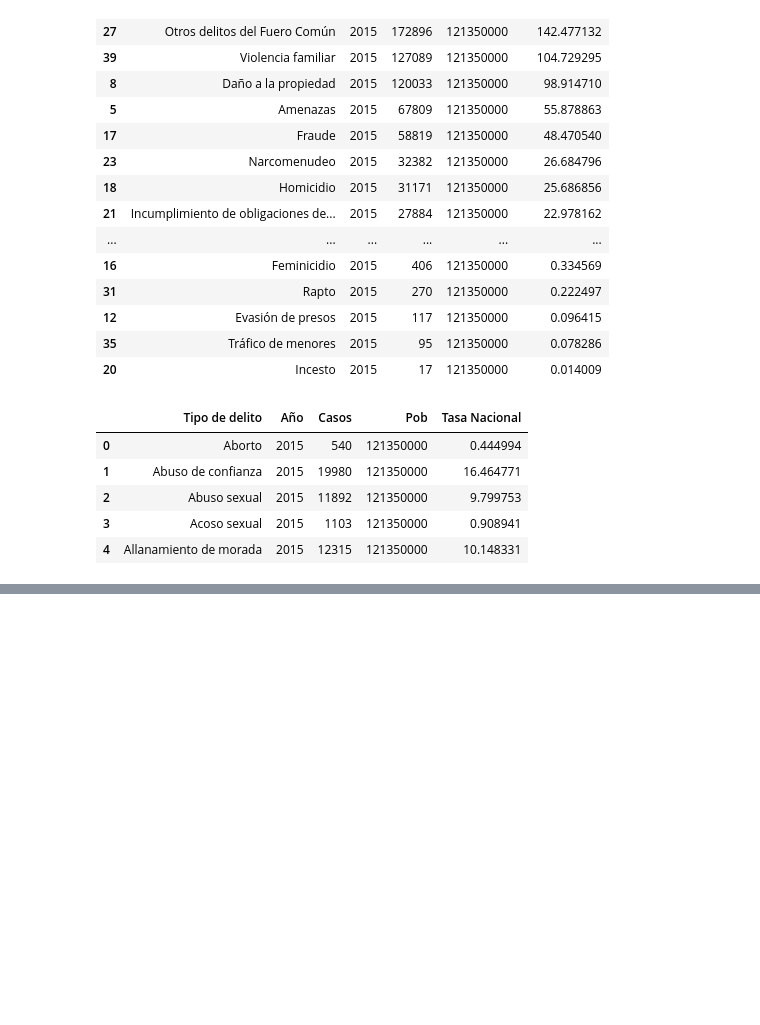
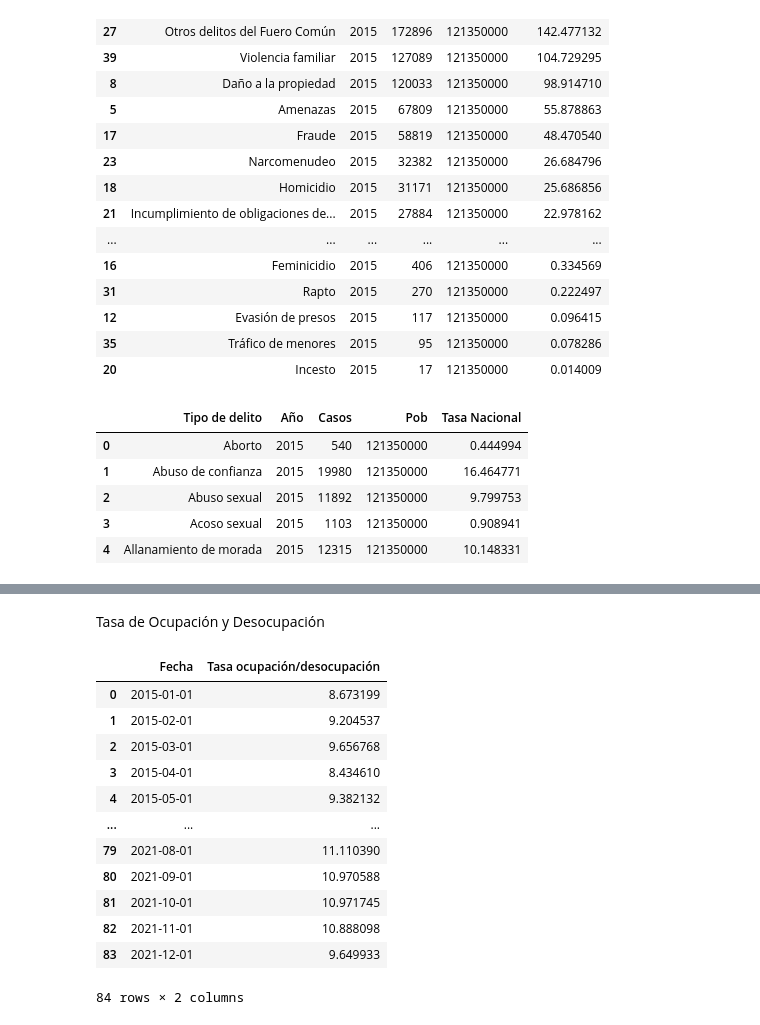
Before and after one commit to abrilgcz/Ciencia-de-Datos, a Jupyter notebook: ProyectoASE.ipynb, the cells around one changed output, grey strips where cells are left out. Drawn from its saved outputs; the diff is of its cells as text; code cells hidden in the pictures; blank space fills up the shorter version.

```diff
--- a/ProyectoASE.ipynb
+++ b/ProyectoASE.ipynb
@@ -707,0 +765,2 @@ tasa_nacional.head()
+# %% [markdown]
+Tasa de Ocupación y Desocupación
@@ -707,0 +769,16 @@ tasa_nacional.head()
+# %%
+oc_des_mensual
+# %% [output]
+|  | Fecha | Tasa ocupación/desocupación |
+| 0 | 2015-01-01 | 8.673199 |
+| 1 | 2015-02-01 | 9.204537 |
+| 2 | 2015-03-01 | 9.656768 |
+| 3 | 2015-04-01 | 8.434610 |
+| 4 | 2015-05-01 | 9.382132 |
+| ... | ... | ... |
+| 79 | 2021-08-01 | 11.110390 |
+| 80 | 2021-09-01 | 10.970588 |
+| 81 | 2021-10-01 | 10.971745 |
+| 82 | 2021-11-01 | 10.888098 |
+| 83 | 2021-12-01 | 9.649933 |
+84 rows × 2 columns
```
Also changed, not shown: parts of 27 cells of this notebook.
